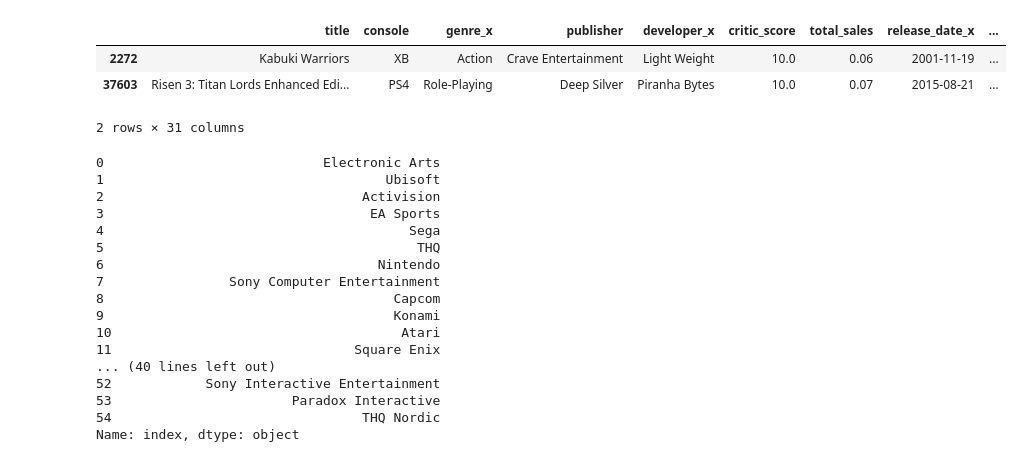
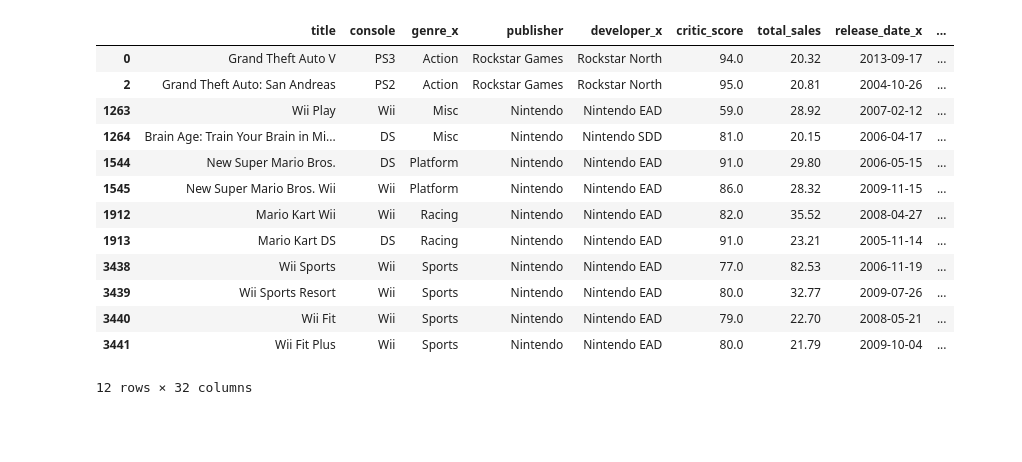
Before and after one commit to OrenRoss/nycdsa_python, a Jupyter notebook: VG_Analysis.ipynb, the cells around one changed output. Cells and saved outputs as stored; diff of their text form; code cells hidden in the pictures; blank space fills up the shorter version.

```diff
--- a/VG_Analysis.ipynb
+++ b/VG_Analysis.ipynb
@@ -38,2 +39,0 @@ AttributeError: Can only use .str accessor with string values!
-# %%
-vg_df.loc[ : ,'user_score'] = pd.to_numeric(vg_df['user_score'], errors='coerce')
@@ -51,3 +40,5 @@ print(vg_df['user_score'].isna().sum())
 # %%
-vg_df = vg_df[vg_df['total_sales'].notna()]
+vg_df = vg_df[~(vg_df['release_date_x'] < '1999-01-01')]
+# %%
+vg_df = vg_df[~(vg_df['release_date_x'] > '2017-01-01')]
 # %%
@@ -91,2 +69,0 @@ group.agg(['mean', 'std', 'count'])['critic_score']
-# %%
-vg_df = vg_df[~vg_df.genre_x.str.contains('Board Game|Education|MMO|Party|Sandbox|Visual Novel')]
@@ -113,32 +367,17 @@ group.agg(['mean', 'std', 'count'])['critic_score']
 # %%
-vg_df.loc[vg_df['critic_score'] == vg_df['critic_score'].min()]
+vg_df.loc[vg_df['total_sales'] > 80]
 # %% [output]
 |  | title | console | genre_x | publisher | developer_x | critic_score | total_sales | release_date_x | ... |
-| 2272 | Kabuki Warriors | XB | Action | Crave Entertainment | Light Weight | 10.0 | 0.06 | 2001-11-19 | ... |
-| 37603 | Risen 3: Titan Lords Enhanced Edi... | PS4 | Role-Playing | Deep Silver | Piranha Bytes | 10.0 | 0.07 | 2015-08-21 | ... |
+| 0 | Grand Theft Auto V | PS3 | Action | Rockstar Games | Rockstar North | 94.0 | 20.32 | 2013-09-17 | ... |
+| 2 | Grand Theft Auto: San Andreas | PS2 | Action | Rockstar Games | Rockstar North | 95.0 | 20.81 | 2004-10-26 | ... |
+| 1263 | Wii Play | Wii | Misc | Nintendo | Nintendo EAD | 59.0 | 28.92 | 2007-02-12 | ... |
+| 1264 | Brain Age: Train Your Brain in Mi... | DS | Misc | Nintendo | Nintendo SDD | 81.0 | 20.15 | 2006-04-17 | ... |
+| 1544 | New Super Mario Bros. | DS | Platform | Nintendo | Nintendo EAD | 91.0 | 29.80 | 2006-05-15 | ... |
+| 1545 | New Super Mario Bros. Wii | Wii | Platform | Nintendo | Nintendo EAD | 86.0 | 28.32 | 2009-11-15 | ... |
+| 1912 | Mario Kart Wii | Wii | Racing | Nintendo | Nintendo EAD | 82.0 | 35.52 | 2008-04-27 | ... |
+| 1913 | Mario Kart DS | DS | Racing | Nintendo | Nintendo EAD | 91.0 | 23.21 | 2005-11-14 | ... |
+| 3438 | Wii Sports | Wii | Sports | Nintendo | Nintendo EAD | 77.0 | 82.53 | 2006-11-19 | ... |
+| 3439 | Wii Sports Resort | Wii | Sports | Nintendo | Nintendo EAD | 80.0 | 32.77 | 2009-07-26 | ... |
+| 3440 | Wii Fit | Wii | Sports | Nintendo | Nintendo EAD | 79.0 | 22.70 | 2008-05-21 | ... |
+| 3441 | Wii Fit Plus | Wii | Sports | Nintendo | Nintendo EAD | 80.0 | 21.79 | 2009-10-04 | ... |
-2 rows × 31 columns
+12 rows × 32 columns
-# %%
-# group_pub = vg_df.groupby(['publisher'])
-# group_pub.agg(['count'])['title']
-#vg_df[vg_df['title'].count() > 3].groupby('publisher')['title'].count()
-
-
-vg_df.publisher.value_counts().reset_index(name="count").query("count > 28")["index"]
-# %% [output]
-0                            Electronic Arts
-1                                    Ubisoft
-2                                 Activision
-3                                  EA Sports
-4                                       Sega
-5                                        THQ
-6                                   Nintendo
-7                Sony Computer Entertainment
-8                                     Capcom
-9                                     Konami
-10                                     Atari
-11                               Square Enix
-... (40 lines left out)
-52            Sony Interactive Entertainment
-53                       Paradox Interactive
-54                                THQ Nordic
-Name: index, dtype: object
```
Also changed, not shown: parts of 28 cells of this notebook, 3 other files.
